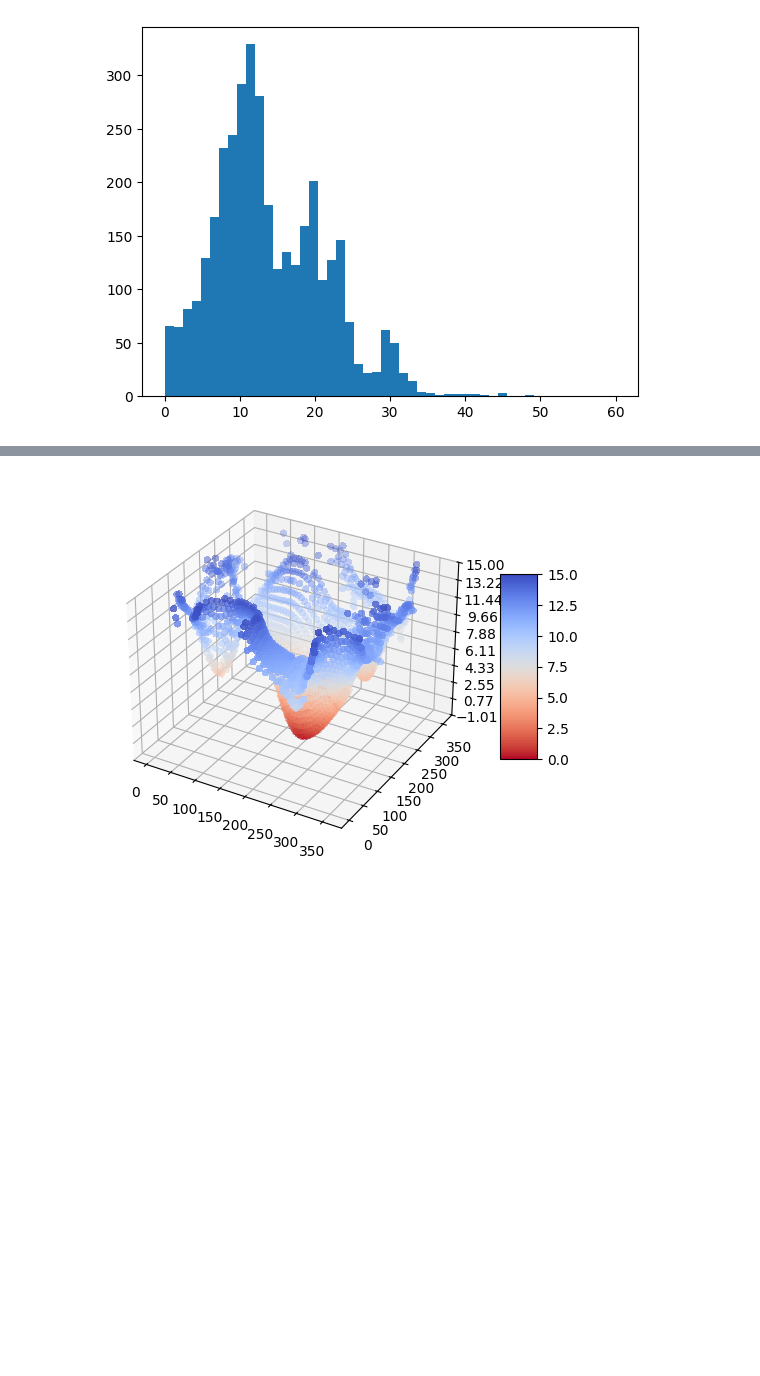
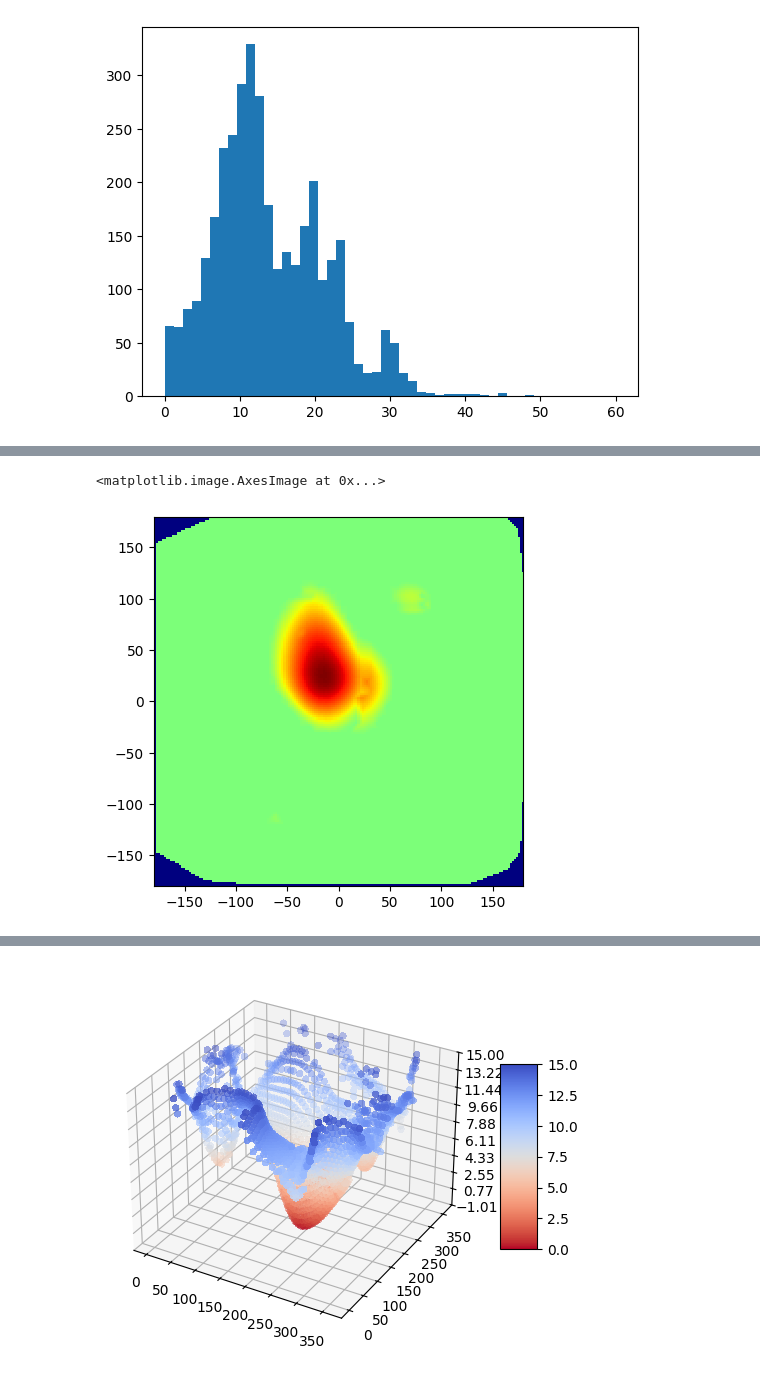
Before and after one commit to xXNoahS02Xx/dftmp2bench, a Jupyter notebook: notebooks/Dih_analysis_orca_dih_frz.ipynb, the cells around one changed output, grey strips where cells are left out. Cells and saved outputs as stored; diff of their text form; code cells hidden in the pictures; blank space fills up the shorter version.

```diff
--- a/notebooks/Dih_analysis_orca_dih_frz.ipynb
+++ b/notebooks/Dih_analysis_orca_dih_frz.ipynb
@@ -129,0 +290,28 @@ plt.colorbar(s)
+# %%
+import polars as pl
+VMAX = 12
+
+df = pl.DataFrame({"name": names, "energies_min_shift": energies_min_shift * 627, "psi": np.array(phis), "phi": np.array(psis)})
+# df = df.filter(pl.col("energies_min_shift") < VMAX)
+# df = df.with_columns((pl.col("energies_min_shift").map_elements(lambda x: x if x < VMAX else VMAX)).alias("e_plot"))
+
+from scipy.interpolate import griddata
+
+grid_x, grid_y = np.mgrid[-180:180:2, -180:180:2]
+
+# grid_x, grid_y = np.mgrid[-360:0:1, -360:0:1]
+
+grid_z0 = griddata(points, values, (grid_x, grid_y), method='nearest', rescale=True)
+
+grid_z1 = griddata(points, values, (grid_x, grid_y), method='linear', rescale=True, fill_value=VMAX)
+
+grid_z2 = griddata(points, values, (grid_x, grid_y), method='cubic', rescale=True, fill_value=VMAX)
+
+plt.imshow(grid_z1,  cmap='jet_r',
+           origin='lower',
+           interpolation='nearest',
+           extent=(-180, 180, -180, 180),
+          )
+# %% [output]
+<matplotlib.image.AxesImage at 0x...>
+[figure, added]
```
Also changed, not shown: parts of 19 cells of this notebook, 7 other files.
